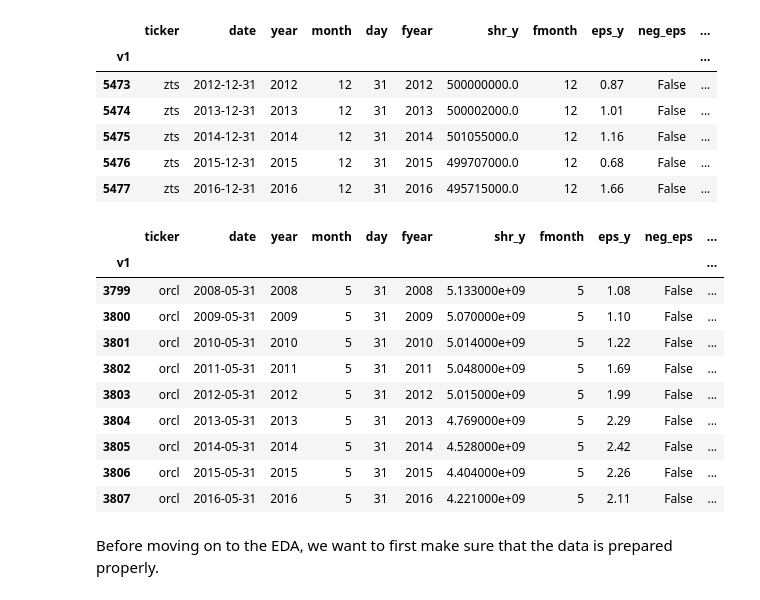
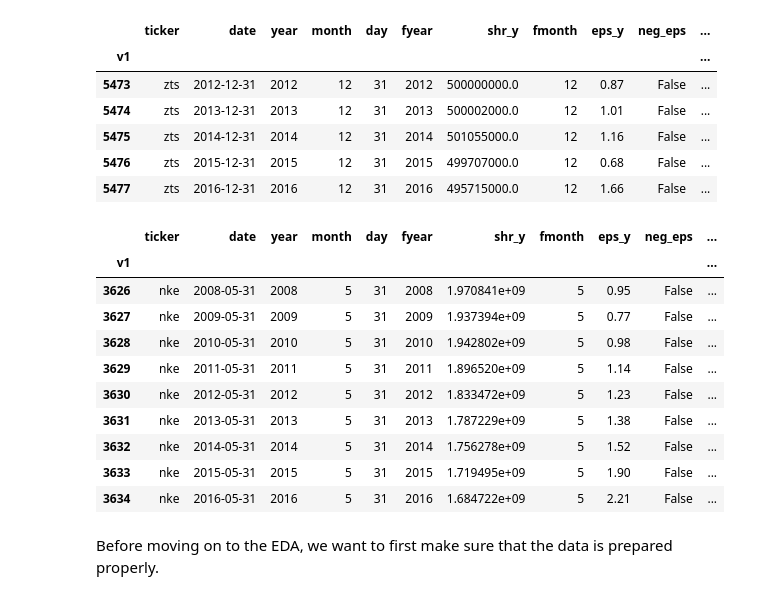
Before and after one commit to mauricebaier/rb_data_exercise, a Jupyter notebook: Assignment.ipynb, the cells around one changed output. Saved outputs shown, nothing was run; the diff lists cells and outputs as text; code cells hidden in the pictures.

```diff
--- a/Assignment.ipynb
+++ b/Assignment.ipynb
@@ -166,22 +200,22 @@ See the caveats in the documentation: https://pandas.pydata.org/pandas-docs/stab
 # %%
 # filter for one company to check correctness
 
-company = 'orcl'
-ads = Y[Y['ticker'] == company]
+company = 'nke'
+nke = Y[Y['ticker'] == company]
 
-ads
+nke
 # %% [output]
 |  | ticker | date | year | month | day | fyear | shr_y | fmonth | eps_y | neg_eps | ... |
 | v1 |  |  |  |  |  |  |  |  |  |  | ... |
-| 3799 | orcl | 2008-05-31 | 2008 | 5 | 31 | 2008 | 5.133000e+09 | 5 | 1.08 | False | ... |
-| 3800 | orcl | 2009-05-31 | 2009 | 5 | 31 | 2009 | 5.070000e+09 | 5 | 1.10 | False | ... |
-| 3801 | orcl | 2010-05-31 | 2010 | 5 | 31 | 2010 | 5.014000e+09 | 5 | 1.22 | False | ... |
-| 3802 | orcl | 2011-05-31 | 2011 | 5 | 31 | 2011 | 5.048000e+09 | 5 | 1.69 | False | ... |
-| 3803 | orcl | 2012-05-31 | 2012 | 5 | 31 | 2012 | 5.015000e+09 | 5 | 1.99 | False | ... |
-| 3804 | orcl | 2013-05-31 | 2013 | 5 | 31 | 2013 | 4.769000e+09 | 5 | 2.29 | False | ... |
-| 3805 | orcl | 2014-05-31 | 2014 | 5 | 31 | 2014 | 4.528000e+09 | 5 | 2.42 | False | ... |
-| 3806 | orcl | 2015-05-31 | 2015 | 5 | 31 | 2015 | 4.404000e+09 | 5 | 2.26 | False | ... |
-| 3807 | orcl | 2016-05-31 | 2016 | 5 | 31 | 2016 | 4.221000e+09 | 5 | 2.11 | False | ... |
+| 3626 | nke | 2008-05-31 | 2008 | 5 | 31 | 2008 | 1.970841e+09 | 5 | 0.95 | False | ... |
+| 3627 | nke | 2009-05-31 | 2009 | 5 | 31 | 2009 | 1.937394e+09 | 5 | 0.77 | False | ... |
+| 3628 | nke | 2010-05-31 | 2010 | 5 | 31 | 2010 | 1.942802e+09 | 5 | 0.98 | False | ... |
+| 3629 | nke | 2011-05-31 | 2011 | 5 | 31 | 2011 | 1.896520e+09 | 5 | 1.14 | False | ... |
+| 3630 | nke | 2012-05-31 | 2012 | 5 | 31 | 2012 | 1.833472e+09 | 5 | 1.23 | False | ... |
+| 3631 | nke | 2013-05-31 | 2013 | 5 | 31 | 2013 | 1.787229e+09 | 5 | 1.38 | False | ... |
+| 3632 | nke | 2014-05-31 | 2014 | 5 | 31 | 2014 | 1.756278e+09 | 5 | 1.52 | False | ... |
+| 3633 | nke | 2015-05-31 | 2015 | 5 | 31 | 2015 | 1.719495e+09 | 5 | 1.90 | False | ... |
+| 3634 | nke | 2016-05-31 | 2016 | 5 | 31 | 2016 | 1.684722e+09 | 5 | 2.21 | False | ... |
 # %% [markdown]
 Before moving on to the EDA, we want to first make sure that the data is prepared properly.
 # %% [markdown]
```
Also changed, not shown: parts of 12 cells of this notebook.
